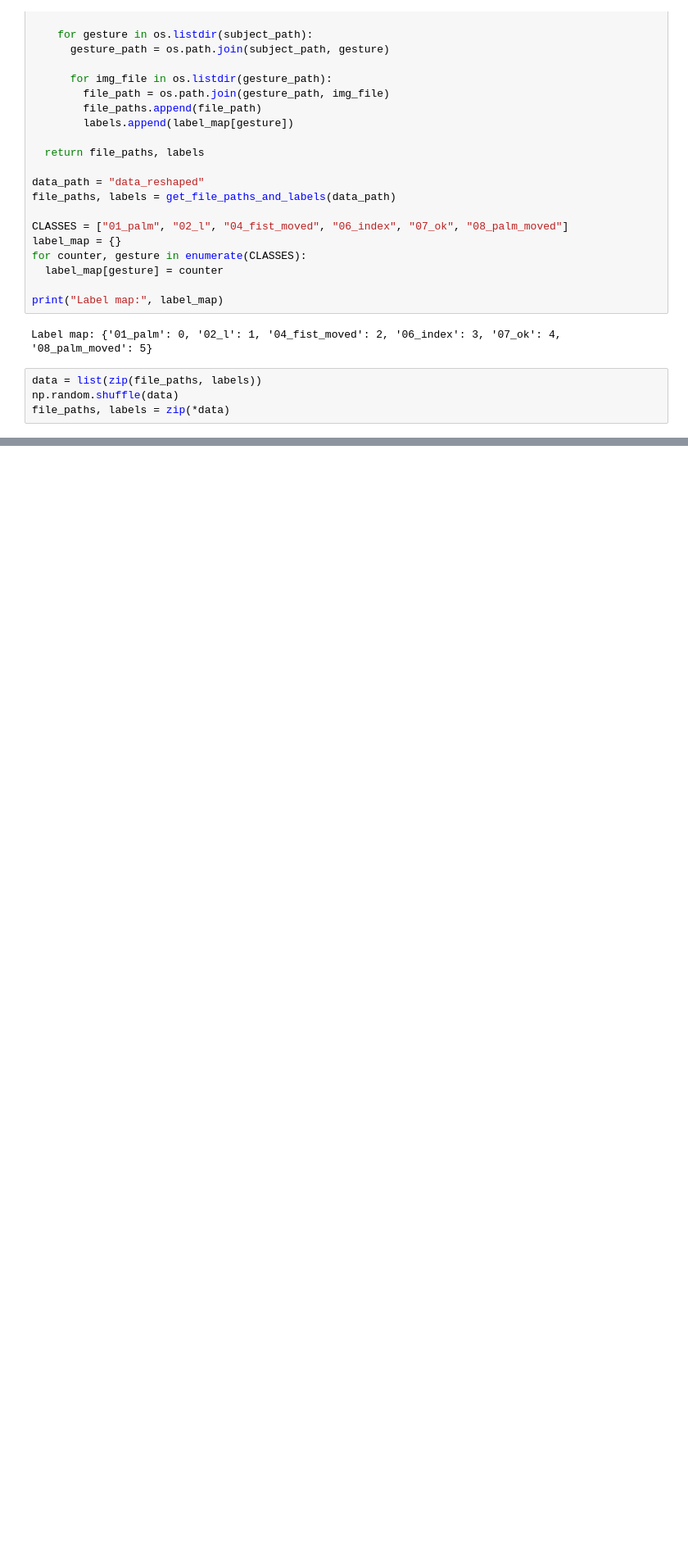
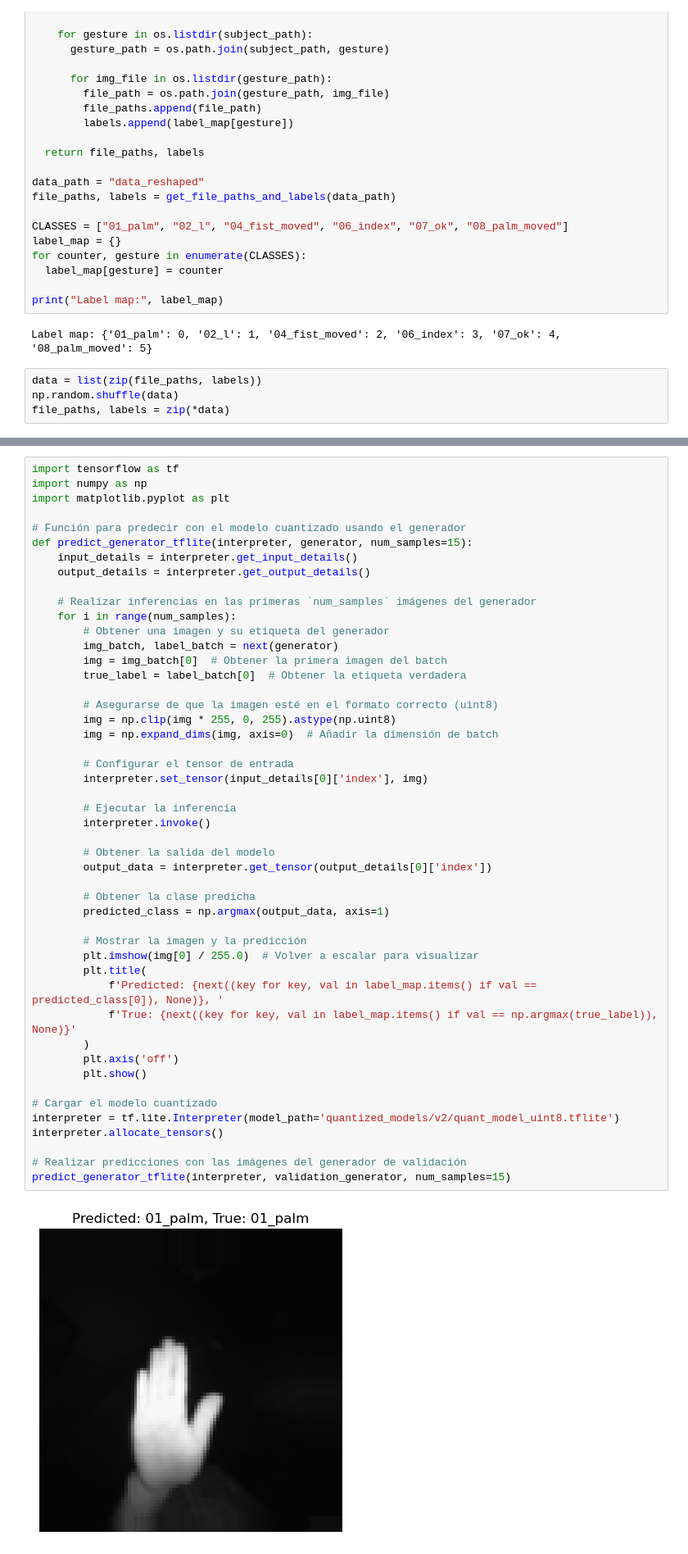
Before and after one commit to PedroVillegasss/Gesture6, a Jupyter notebook: Gesture6.ipynb, the cells around one changed output, grey strips where cells are left out. Shown at 82% size. Drawn from its saved outputs; the diff is of its cells as text; blank space fills up the shorter version.

```diff
--- a/Gesture6.ipynb
+++ b/Gesture6.ipynb
@@ -868,0 +815,50 @@ La clase predicha para la imagen es: 08_palm_moved
+# %%
+import tensorflow as tf
+import numpy as np
+import matplotlib.pyplot as plt
+
+# Función para predecir con el modelo cuantizado usando el generador
+def predict_generator_tflite(interpreter, generator, num_samples=15):
+    input_details = interpreter.get_input_details()
+    output_details = interpreter.get_output_details()
+
+    # Realizar inferencias en las primeras `num_samples` imágenes del generador
+    for i in range(num_samples):
+        # Obtener una imagen y su etiqueta del generador
+        img_batch, label_batch = next(generator)
+        img = img_batch[0]  # Obtener la primera imagen del batch
+        true_label = label_batch[0]  # Obtener la etiqueta verdadera
+
+        # Asegurarse de que la imagen esté en el formato correcto (uint8)
+        img = np.clip(img * 255, 0, 255).astype(np.uint8)
+        img = np.expand_dims(img, axis=0)  # Añadir la dimensión de batch
+
+        # Configurar el tensor de entrada
+        interpreter.set_tensor(input_details[0]['index'], img)
+
+        # Ejecutar la inferencia
+        interpreter.invoke()
+
+        # Obtener la salida del modelo
+        output_data = interpreter.get_tensor(output_details[0]['index'])
+
+        # Obtener la clase predicha
+        predicted_class = np.argmax(output_data, axis=1)
+
+        # Mostrar la imagen y la predicción
+        plt.imshow(img[0] / 255.0)  # Volver a escalar para visualizar
+        plt.title(
+            f'Predicted: {next((key for key, val in label_map.items() if val == predicted_class[0]), None)}, '
+            f'True: {next((key for key, val in label_map.items() if val == np.argmax(true_label)), None)}'
+        )
+        plt.axis('off')
+        plt.show()
+
+# Cargar el modelo cuantizado
+interpreter = tf.lite.Interpreter(model_path='quantized_models/v2/quant_model_uint8.tflite')
+interpreter.allocate_tensors()
+
+# Realizar predicciones con las imágenes del generador de validación
+predict_generator_tflite(interpreter, validation_generator, num_samples=15)
+# %% [output]
+[figure, added]
```
Also changed, not shown: parts of 16 cells of this notebook, 5 other files.
